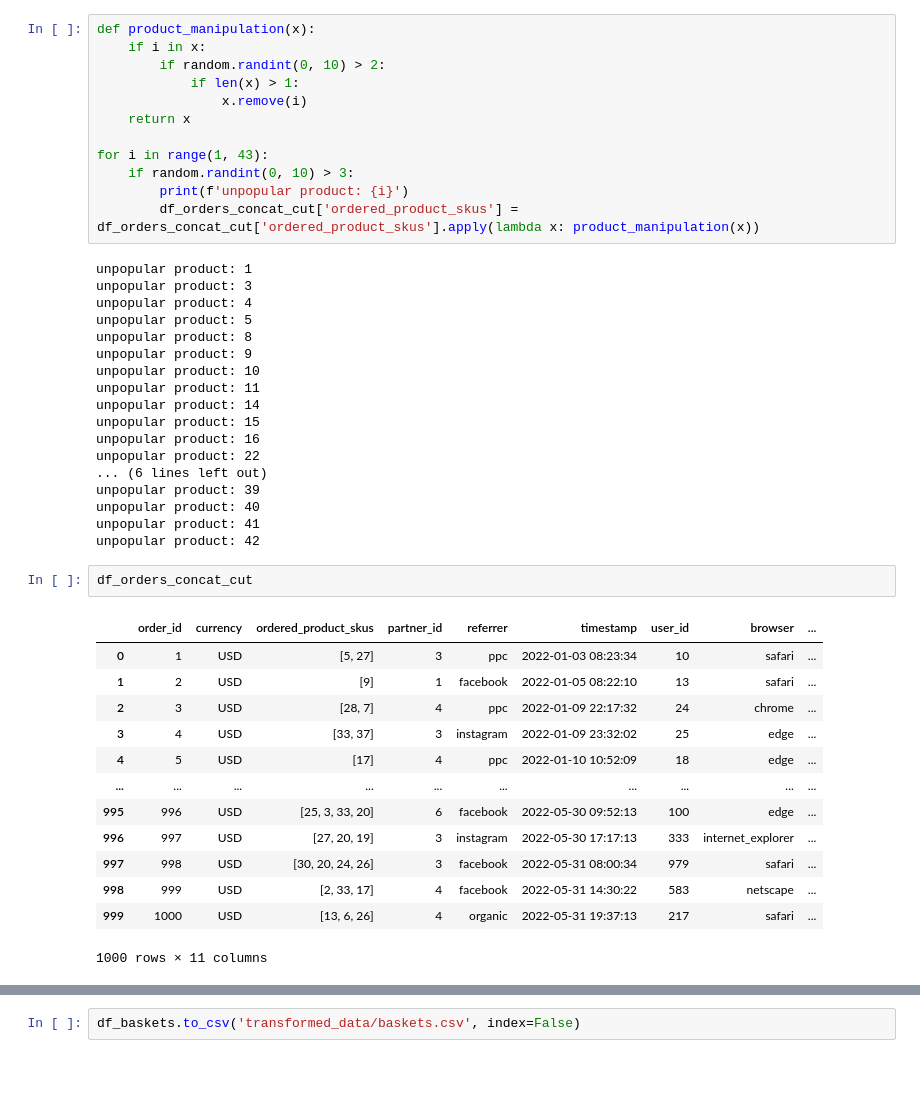
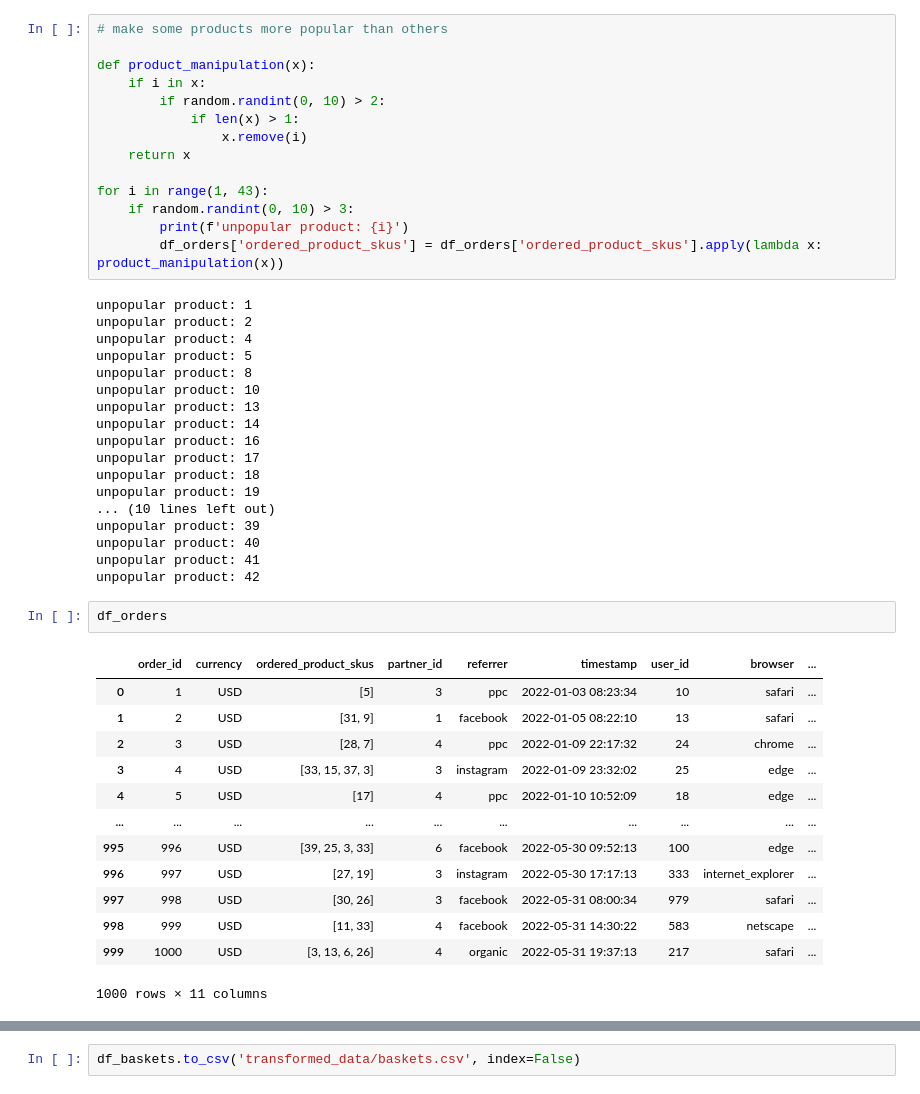
Before and after one commit to lightdash/lightdash-demo-data-gardening, a Jupyter notebook: exploration_and_transformation.ipynb, the cells around one changed output, grey strips where cells are left out. Cells and saved outputs as stored; diff of their text form.

```diff
--- a/exploration_and_transformation.ipynb
+++ b/exploration_and_transformation.ipynb
@@ -76,6 +84,8 @@ df_orders_concat_cut['ordered_product_skus']
 999             [3, 13, 6, 26]
 Name: ordered_product_skus, Length: 1000, dtype: object
 # %%
+# make some products more popular than others
+
 def product_manipulation(x):
     if i in x:
         if random.randint(0, 10) > 2:
@@ -86,39 +96,39 @@ def product_manipulation(x):
 for i in range(1, 43):
     if random.randint(0, 10) > 3:
         print(f'unpopular product: {i}')
-        df_orders_concat_cut['ordered_product_skus'] = df_orders_concat_cut['ordered_product_skus'].apply(lambda x: product_manipulation(x))
+        df_orders['ordered_product_skus'] = df_orders['ordered_product_skus'].apply(lambda x: product_manipulation(x))
 # %% [output]
 unpopular product: 1
-unpopular product: 3
+unpopular product: 2
 unpopular product: 4
 unpopular product: 5
 unpopular product: 8
-unpopular product: 9
 unpopular product: 10
-unpopular product: 11
+unpopular product: 13
 unpopular product: 14
-unpopular product: 15
 unpopular product: 16
-unpopular product: 22
-... (6 lines left out)
+unpopular product: 17
+unpopular product: 18
+unpopular product: 19
+... (10 lines left out)
 unpopular product: 39
 unpopular product: 40
 unpopular product: 41
 unpopular product: 42
-# %%
-df_orders_concat_cut
-# %% [output]
-|  | order_id | currency | ordered_product_skus | partner_id | referrer | timestamp | user_id | browser | ... |
-| 0 | 1 | USD | [5, 27] | 3 | ppc | 2022-01-03 08:23:34 | 10 | safari | ... |
-| 1 | 2 | USD | [9] | 1 | facebook | 2022-01-05 08:22:10 | 13 | safari | ... |
-| 2 | 3 | USD | [28, 7] | 4 | ppc | 2022-01-09 22:17:32 | 24 | chrome | ... |
-| 3 | 4 | USD | [33, 37] | 3 | instagram | 2022-01-09 23:32:02 | 25 | edge | ... |
-| 4 | 5 | USD | [17] | 4 | ppc | 2022-01-10 10:52:09 | 18 | edge | ... |
-| ... | ... | ... | ... | ... | ... | ... | ... | ... | ... |
-| 995 | 996 | USD | [25, 3, 33, 20] | 6 | facebook | 2022-05-30 09:52:13 | 100 | edge | ... |
-| 996 | 997 | USD | [27, 20, 19] | 3 | instagram | 2022-05-30 17:17:13 | 333 | internet_explorer | ... |
-| 997 | 998 | USD | [30, 20, 24, 26] | 3 | facebook | 2022-05-31 08:00:34 | 979 | safari | ... |
-| 998 | 999 | USD | [2, 33, 17] | 4 | facebook | 2022-05-31 14:30:22 | 583 | netscape | ... |
-| 999 | 1000 | USD | [13, 6, 26] | 4 | organic | 2022-05-31 19:37:13 | 217 | safari | ... |
-1000 rows × 11 columns
+# %%
+df_orders
+# %% [output]
+|  | order_id | currency | ordered_product_skus | partner_id | referrer | timestamp | user_id | browser | ... |
+| 0 | 1 | USD | [5] | 3 | ppc | 2022-01-03 08:23:34 | 10 | safari | ... |
+| 1 | 2 | USD | [31, 9] | 1 | facebook | 2022-01-05 08:22:10 | 13 | safari | ... |
+| 2 | 3 | USD | [28, 7] | 4 | ppc | 2022-01-09 22:17:32 | 24 | chrome | ... |
+| 3 | 4 | USD | [33, 15, 37, 3] | 3 | instagram | 2022-01-09 23:32:02 | 25 | edge | ... |
+| 4 | 5 | USD | [17] | 4 | ppc | 2022-01-10 10:52:09 | 18 | edge | ... |
+| ... | ... | ... | ... | ... | ... | ... | ... | ... | ... |
+| 995 | 996 | USD | [39, 25, 3, 33] | 6 | facebook | 2022-05-30 09:52:13 | 100 | edge | ... |
+| 996 | 997 | USD | [27, 19] | 3 | instagram | 2022-05-30 17:17:13 | 333 | internet_explorer | ... |
+| 997 | 998 | USD | [30, 26] | 3 | facebook | 2022-05-31 08:00:34 | 979 | safari | ... |
+| 998 | 999 | USD | [11, 33] | 4 | facebook | 2022-05-31 14:30:22 | 583 | netscape | ... |
+| 999 | 1000 | USD | [3, 13, 6, 26] | 4 | organic | 2022-05-31 19:37:13 | 217 | safari | ... |
+1000 rows × 11 columns
 # %%
```
Also changed, not shown: parts of 21 cells of this notebook, 5 other files.
